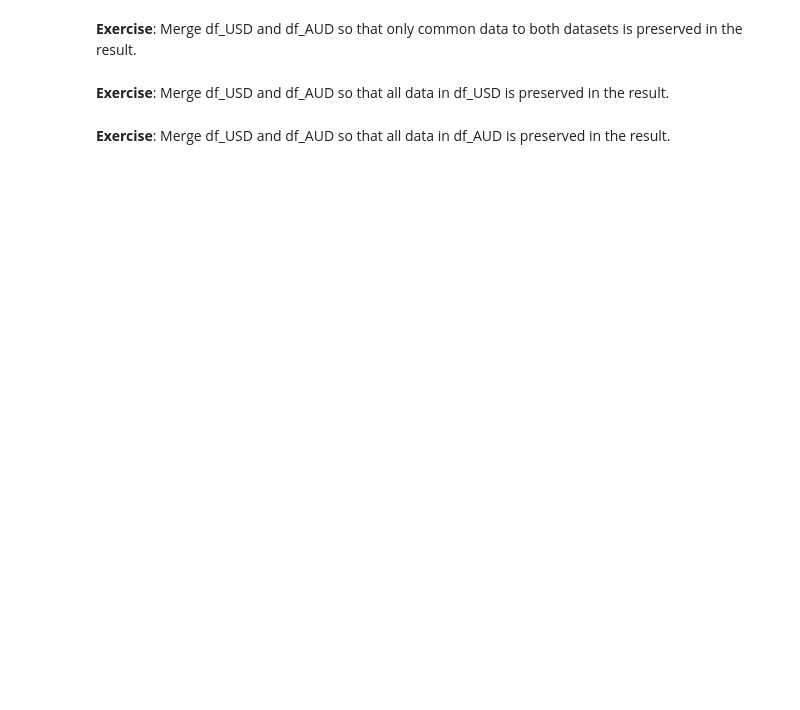
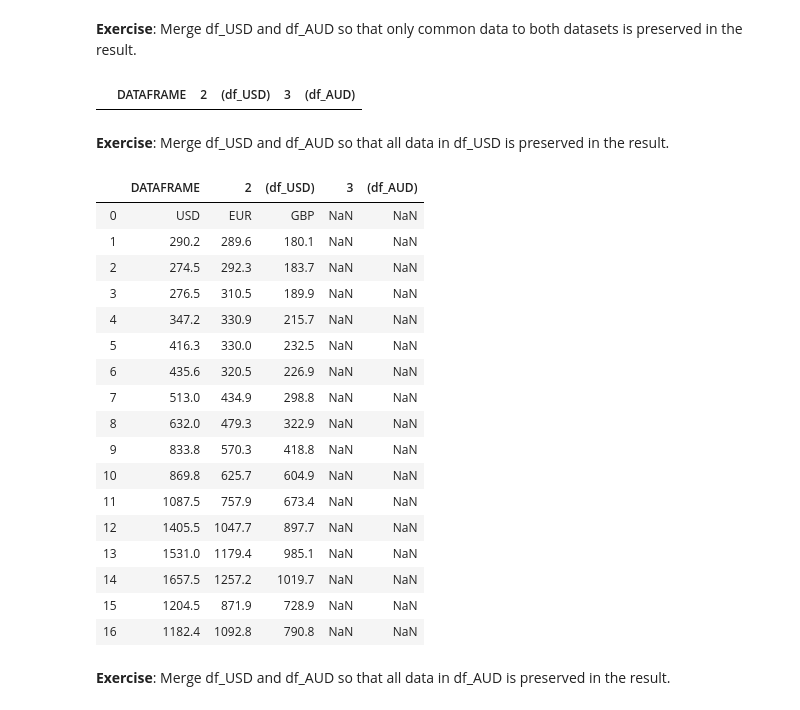
Before and after one commit to TOMMYWHY/158_755DataScience, a Jupyter notebook: 158755/Notebooks/Lecture 3B - Dataset Integration.ipynb, the cells around one changed output. Drawn from its saved outputs; the diff is of its cells as text; code cells hidden in the pictures; blank space fills up the shorter version.

```diff
--- a/158755/Notebooks/Lecture 3B - Dataset Integration.ipynb
+++ b/158755/Notebooks/Lecture 3B - Dataset Integration.ipynb
@@ -361,6 +407,31 @@ df_AUD
 # %% [markdown]
 **Exercise**: Merge df_USD and df_AUD so that only common data to both datasets is preserved in the result.
+# %%
+pd.merge(df_USD,df_AUD,how="inner")
+# %% [output]
+|  | DATAFRAME | 2 | (df_USD) | 3 | (df_AUD) |
 # %% [markdown]
 **Exercise**: Merge df_USD and df_AUD so that all data in df_USD is preserved in the result.
+# %%
+pd.merge(df_USD,df_AUD,how='left')
+# %% [output]
+|  | DATAFRAME | 2 | (df_USD) | 3 | (df_AUD) |
+| 0 | USD | EUR | GBP | NaN | NaN |
+| 1 | 290.2 | 289.6 | 180.1 | NaN | NaN |
+| 2 | 274.5 | 292.3 | 183.7 | NaN | NaN |
+| 3 | 276.5 | 310.5 | 189.9 | NaN | NaN |
+| 4 | 347.2 | 330.9 | 215.7 | NaN | NaN |
+| 5 | 416.3 | 330.0 | 232.5 | NaN | NaN |
+| 6 | 435.6 | 320.5 | 226.9 | NaN | NaN |
+| 7 | 513.0 | 434.9 | 298.8 | NaN | NaN |
+| 8 | 632.0 | 479.3 | 322.9 | NaN | NaN |
+| 9 | 833.8 | 570.3 | 418.8 | NaN | NaN |
+| 10 | 869.8 | 625.7 | 604.9 | NaN | NaN |
+| 11 | 1087.5 | 757.9 | 673.4 | NaN | NaN |
+| 12 | 1405.5 | 1047.7 | 897.7 | NaN | NaN |
+| 13 | 1531.0 | 1179.4 | 985.1 | NaN | NaN |
+| 14 | 1657.5 | 1257.2 | 1019.7 | NaN | NaN |
+| 15 | 1204.5 | 871.9 | 728.9 | NaN | NaN |
+| 16 | 1182.4 | 1092.8 | 790.8 | NaN | NaN |
 # %% [markdown]
 **Exercise**: Merge df_USD and df_AUD so that all data in df_AUD is preserved in the result.
```
Also changed, not shown: parts of 12 cells of this notebook, 2 other files.
